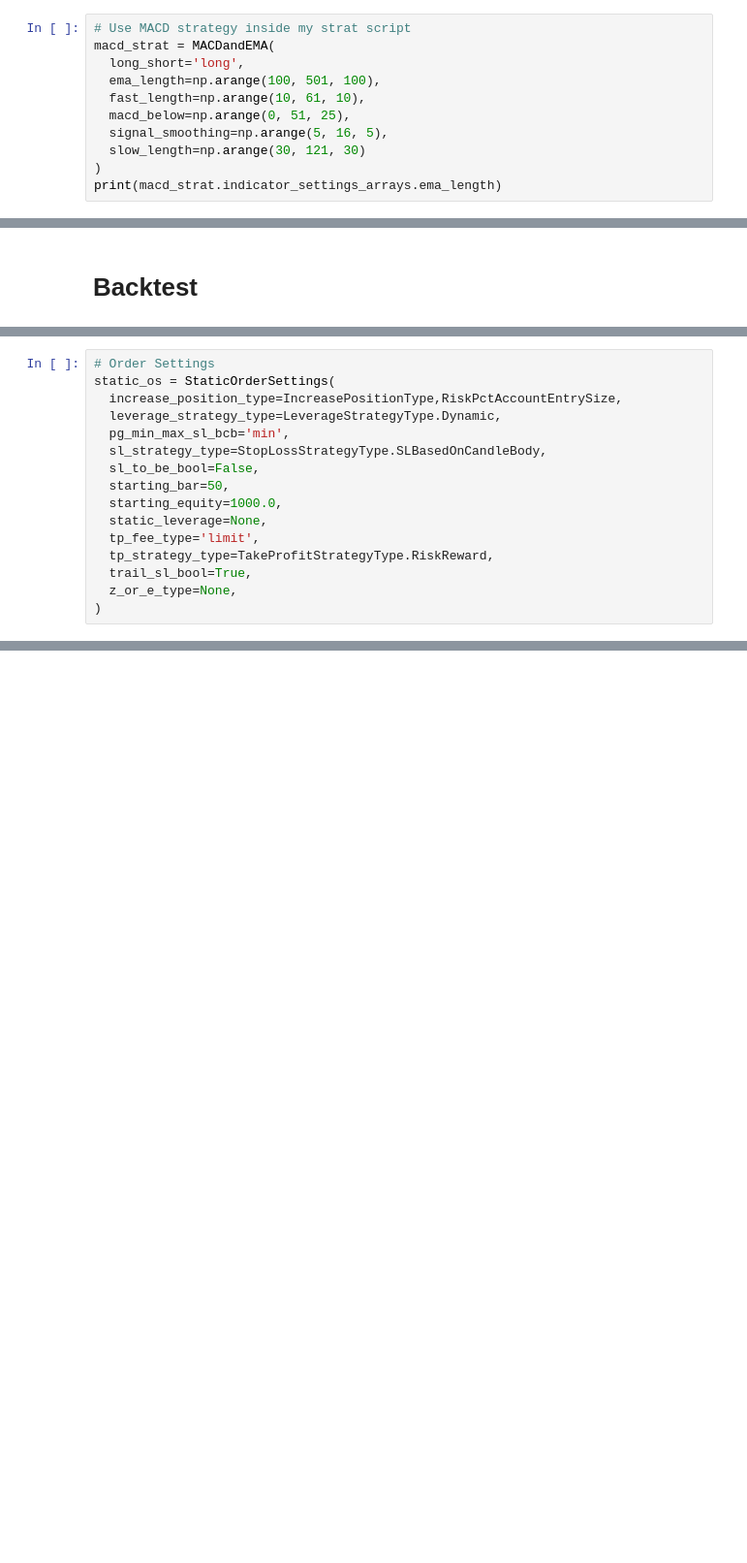
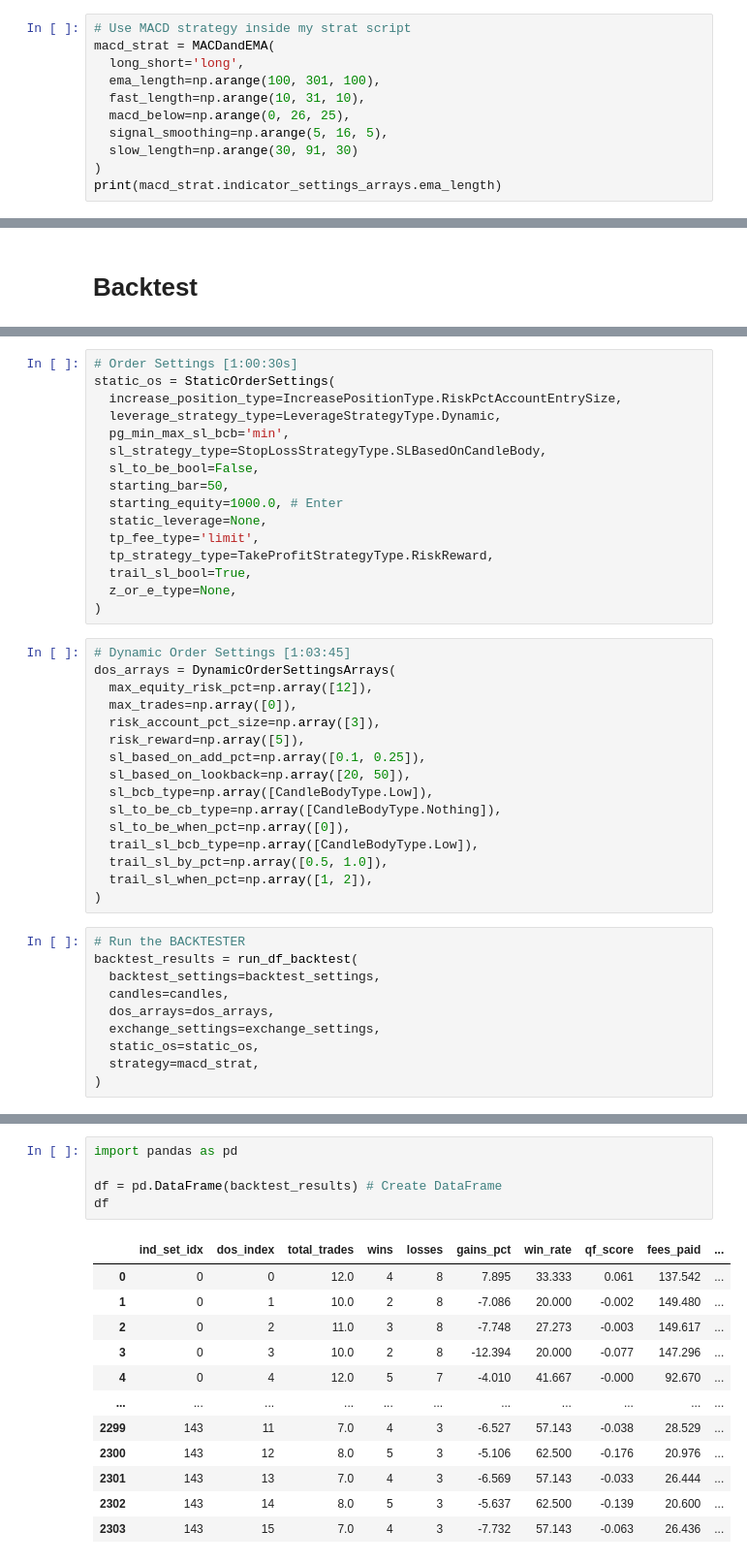
Before and after one commit to KevinGastelum/MyQuantsFinance, a Jupyter notebook: 6_notebooks/3_bot_quantfreedom.ipynb, the cells around one changed output, grey strips where cells are left out. Shown at 97% size. Saved outputs shown, nothing was run; the diff lists cells and outputs as text; blank space fills up the shorter version.

Commit message:
Strategy QuantFreedom

```diff
--- a/6_notebooks/3_bot_quantfreedom.ipynb
+++ b/6_notebooks/3_bot_quantfreedom.ipynb
@@ -44,11 +44,11 @@ array([[1708092000000.00, 52488.50, 52615.50, 52190.00, 52220.70, 495.48],
 # Use MACD strategy inside my strat script
 macd_strat = MACDandEMA(
   long_short='long',
-  ema_length=np.arange(100, 501, 100),
-  fast_length=np.arange(10, 61, 10),
-  macd_below=np.arange(0, 51, 25),
+  ema_length=np.arange(100, 301, 100),
+  fast_length=np.arange(10, 31, 10),
+  macd_below=np.arange(0, 26, 25),
   signal_smoothing=np.arange(5, 16, 5),
-  slow_length=np.arange(30, 121, 30)
+  slow_length=np.arange(30, 91, 30)
 )
 print(macd_strat.indicator_settings_arrays.ema_length)
 # %% [output]
@@ -102,18 +93,44 @@ exchange_settings = ExchangeSettings(
   price_tick_step=1,
 )
 # %%
-# Order Settings
+# Order Settings [1:00:30s]
 static_os = StaticOrderSettings(
-  increase_position_type=IncreasePositionType,RiskPctAccountEntrySize,
+  increase_position_type=IncreasePositionType.RiskPctAccountEntrySize,
   leverage_strategy_type=LeverageStrategyType.Dynamic,
   pg_min_max_sl_bcb='min',
   sl_strategy_type=StopLossStrategyType.SLBasedOnCandleBody,
   sl_to_be_bool=False,
   starting_bar=50,
-  starting_equity=1000.0,
+  starting_equity=1000.0, # Enter
   static_leverage=None,
   tp_fee_type='limit',
   tp_strategy_type=TakeProfitStrategyType.RiskReward,
   trail_sl_bool=True,
   z_or_e_type=None,
 )
+# %%
+# Dynamic Order Settings [1:03:45]
+dos_arrays = DynamicOrderSettingsArrays(
+  max_equity_risk_pct=np.array([12]),
+  max_trades=np.array([0]),
+  risk_account_pct_size=np.array([3]),
+  risk_reward=np.array([5]),
+  sl_based_on_add_pct=np.array([0.1, 0.25]),
+  sl_based_on_lookback=np.array([20, 50]),
+  sl_bcb_type=np.array([CandleBodyType.Low]),
+  sl_to_be_cb_type=np.array([CandleBodyType.Nothing]),
+  sl_to_be_when_pct=np.array([0]),
+  trail_sl_bcb_type=np.array([CandleBodyType.Low]),
+  trail_sl_by_pct=np.array([0.5, 1.0]),
+  trail_sl_when_pct=np.array([1, 2]),
+)
+# %%
+# Run the BACKTESTER
+backtest_results = run_df_backtest(
+  backtest_settings=backtest_settings,
+  candles=candles,
+  dos_arrays=dos_arrays,
+  exchange_settings=exchange_settings,
+  static_os=static_os,
+  strategy=macd_strat,
+)
@@ -119,0 +159,18 @@ static_os = StaticOrderSettings(
+# %%
+import pandas as pd
+
+df = pd.DataFrame(backtest_results) # Create DataFrame
+df
+# %% [output]
+|  | ind_set_idx | dos_index | total_trades | wins | losses | gains_pct | win_rate | qf_score | fees_paid | ... |
+| 0 | 0 | 0 | 12.0 | 4 | 8 | 7.895 | 33.333 | 0.061 | 137.542 | ... |
+| 1 | 0 | 1 | 10.0 | 2 | 8 | -7.086 | 20.000 | -0.002 | 149.480 | ... |
+| 2 | 0 | 2 | 11.0 | 3 | 8 | -7.748 | 27.273 | -0.003 | 149.617 | ... |
+| 3 | 0 | 3 | 10.0 | 2 | 8 | -12.394 | 20.000 | -0.077 | 147.296 | ... |
+| 4 | 0 | 4 | 12.0 | 5 | 7 | -4.010 | 41.667 | -0.000 | 92.670 | ... |
+| ... | ... | ... | ... | ... | ... | ... | ... | ... | ... | ... |
+| 2299 | 143 | 11 | 7.0 | 4 | 3 | -6.527 | 57.143 | -0.038 | 28.529 | ... |
+| 2300 | 143 | 12 | 8.0 | 5 | 3 | -5.106 | 62.500 | -0.176 | 20.976 | ... |
+| 2301 | 143 | 13 | 7.0 | 4 | 3 | -6.569 | 57.143 | -0.033 | 26.444 | ... |
+| 2302 | 143 | 14 | 8.0 | 5 | 3 | -5.637 | 62.500 | -0.139 | 20.600 | ... |
+| 2303 | 143 | 15 | 7.0 | 4 | 3 | -7.732 | 57.143 | -0.063 | 26.436 | ... |
```
Also changed, not shown: parts of 6 cells of this notebook, 1 other file.
